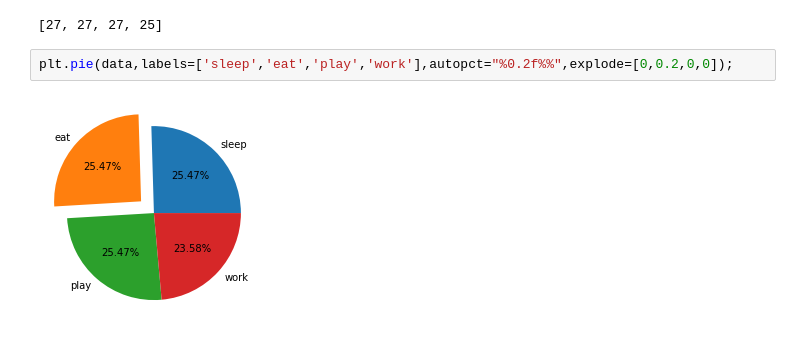
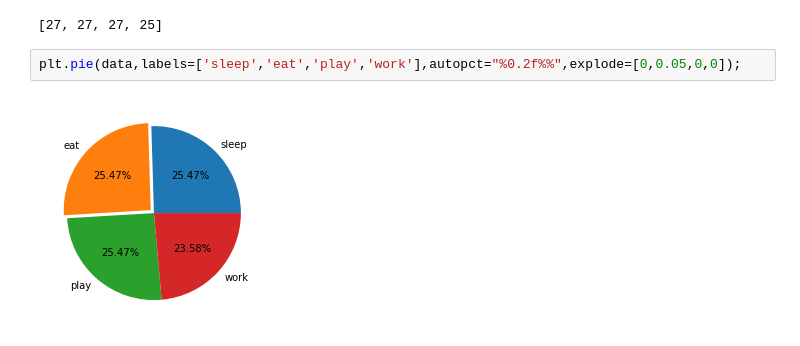
Before and after one commit to enge-singh07/Practice_Set, a Jupyter notebook: import_data_html.ipynb, the cells around one changed output. Drawn from its saved outputs; the diff is of its cells as text.

```diff
--- a/import_data_html.ipynb
+++ b/import_data_html.ipynb
@@ -105,6 +105,6 @@ data
 # %% [output]
 [27, 27, 27, 25]
 # %%
-plt.pie(data,labels=['sleep','eat','play','work'],autopct="%0.2f%%",explode=[0,0.2,0,0]);
+plt.pie(data,labels=['sleep','eat','play','work'],autopct="%0.2f%%",explode=[0,0.05,0,0]);
 # %% [output]
-[figure, old version]
+[figure, new version]
```
Also changed, not shown: 2 other files.
